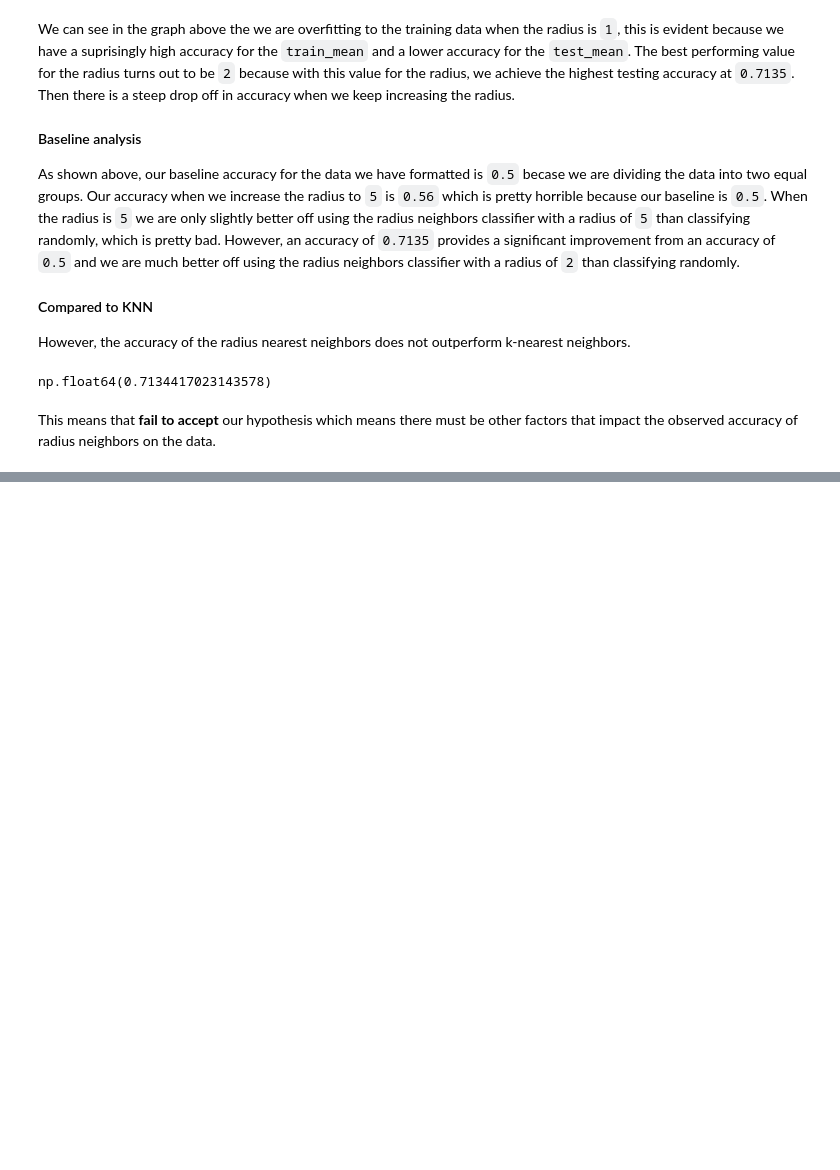
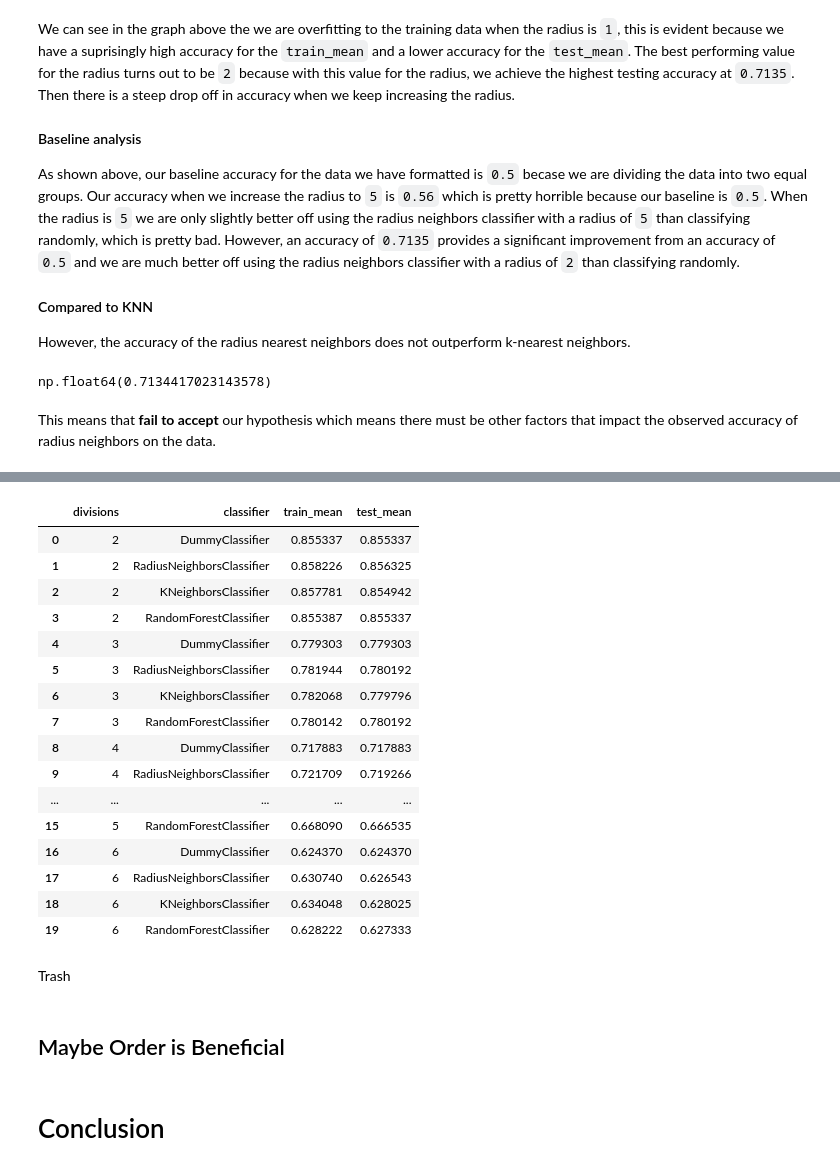
Before and after one commit to s-colins/CS345-Final-Project, a Jupyter notebook: final-project.ipynb, the cells around one changed output, grey strips where cells are left out. Saved outputs shown, nothing was run; the diff lists cells and outputs as text; code cells hidden in the pictures; blank space fills up the shorter version.

```diff
--- a/final-project.ipynb
+++ b/final-project.ipynb
@@ -446,0 +534,25 @@ Because there are so many binary features within our dataset, there are many dec
+# %%
+results = test_variable_classifications(X_standardized, y, classifiers, num_divisions, divide_range)
+pd.DataFrame(results)
+# %% [output]
+|  | divisions | classifier | train_mean | test_mean |
+| 0 | 2 | DummyClassifier | 0.855337 | 0.855337 |
+| 1 | 2 | RadiusNeighborsClassifier | 0.858226 | 0.856325 |
+| 2 | 2 | KNeighborsClassifier | 0.857781 | 0.854942 |
+| 3 | 2 | RandomForestClassifier | 0.855387 | 0.855337 |
+| 4 | 3 | DummyClassifier | 0.779303 | 0.779303 |
+| 5 | 3 | RadiusNeighborsClassifier | 0.781944 | 0.780192 |
+| 6 | 3 | KNeighborsClassifier | 0.782068 | 0.779796 |
+| 7 | 3 | RandomForestClassifier | 0.780142 | 0.780192 |
+| 8 | 4 | DummyClassifier | 0.717883 | 0.717883 |
+| 9 | 4 | RadiusNeighborsClassifier | 0.721709 | 0.719266 |
+| ... | ... | ... | ... | ... |
+| 15 | 5 | RandomForestClassifier | 0.668090 | 0.666535 |
+| 16 | 6 | DummyClassifier | 0.624370 | 0.624370 |
+| 17 | 6 | RadiusNeighborsClassifier | 0.630740 | 0.626543 |
+| 18 | 6 | KNeighborsClassifier | 0.634048 | 0.628025 |
+| 19 | 6 | RandomForestClassifier | 0.628222 | 0.627333 |
+# %% [markdown]
+Trash
+# %% [markdown]
+## Maybe Order is Beneficial
@@ -446,0 +610,2 @@ Because there are so many binary features within our dataset, there are many dec
+# %% [markdown]
+# Conclusion
```
Also changed, not shown: parts of 10 cells of this notebook.
